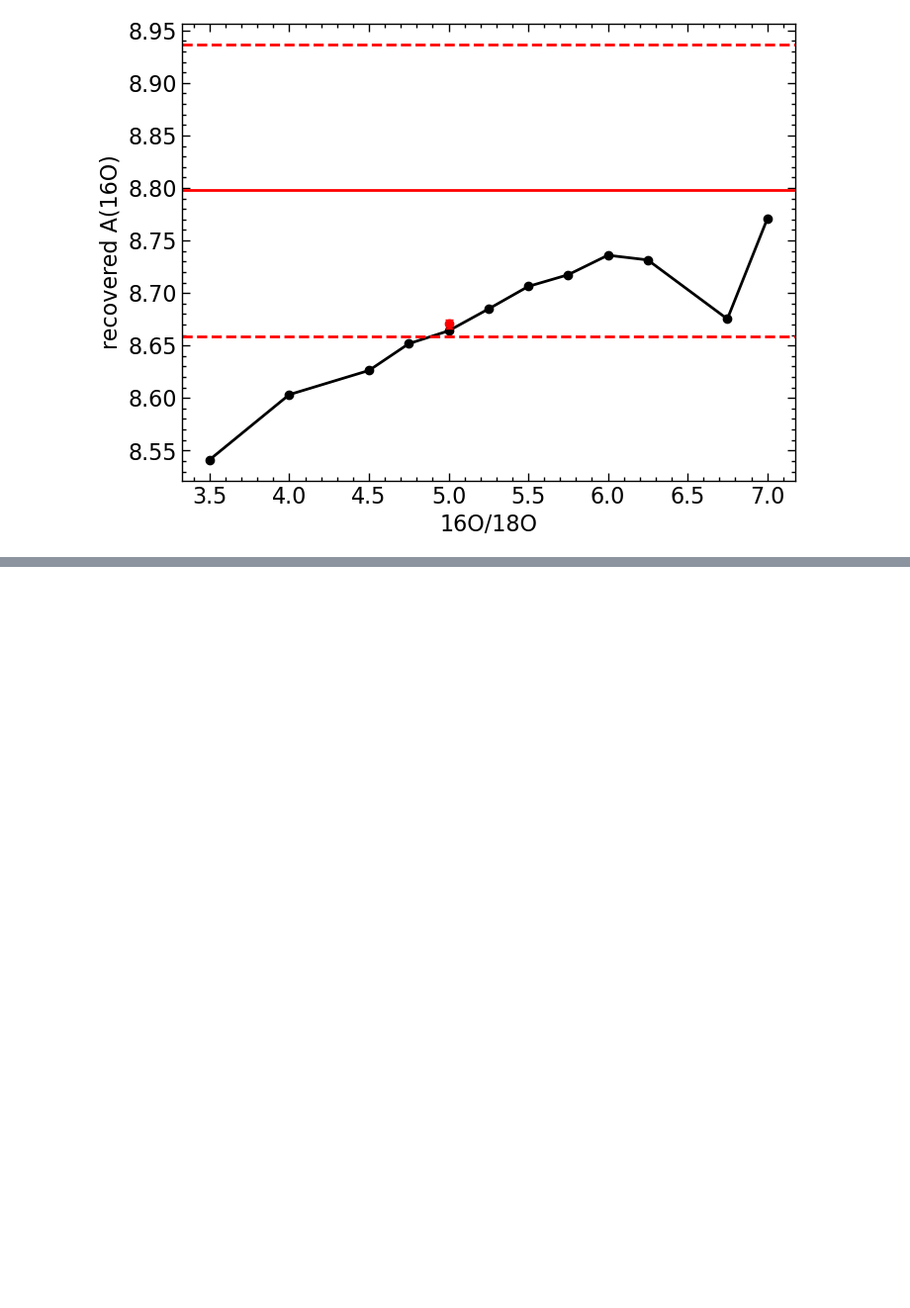
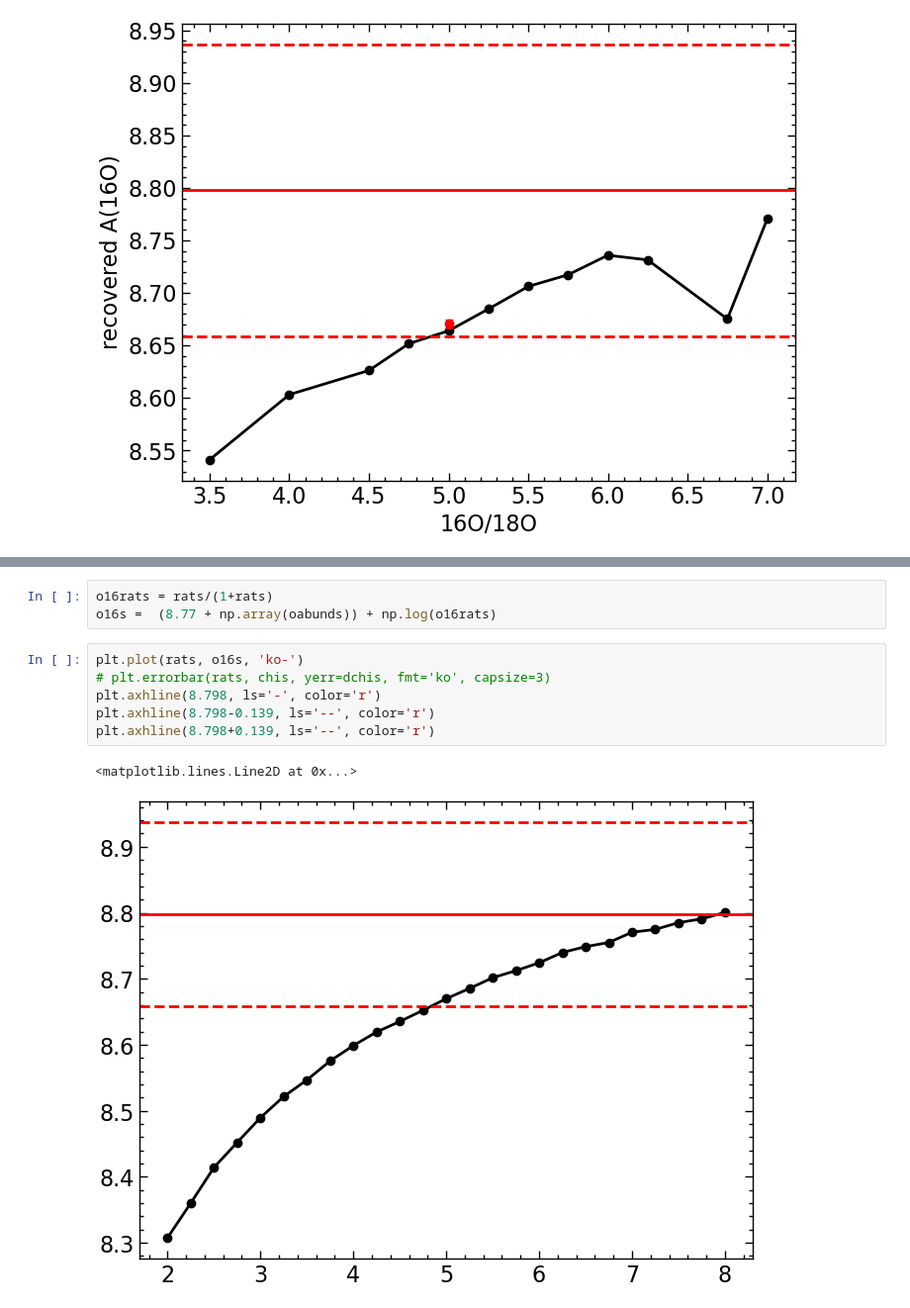
Before and after one commit to advaitmehla/TSFitPy, a Jupyter notebook: plotting_tools/asas-rcb-21_comb.ipynb, the cells around one changed output, grey strips where cells are left out. Shown at 99% size. Drawn from its saved outputs; the diff is of its cells as text; blank space fills up the shorter version.

```diff
--- a/plotting_tools/asas-rcb-21_comb.ipynb
+++ b/plotting_tools/asas-rcb-21_comb.ipynb
@@ -158,0 +112,12 @@ wavelength, flux, wavelength_observed_rv, flux_observed = plot_one_star(config_d
+# %%
+o16rats = rats/(1+rats)
+o16s =  (8.77 + np.array(oabunds)) + np.log(o16rats)
+# %%
+plt.plot(rats, o16s, 'ko-')
+# plt.errorbar(rats, chis, yerr=dchis, fmt='ko', capsize=3)
+plt.axhline(8.798, ls='-', color='r')
+plt.axhline(8.798-0.139, ls='--', color='r')
+plt.axhline(8.798+0.139, ls='--', color='r')
+# %% [output]
+<matplotlib.lines.Line2D at 0x...>
+[figure, added]
```
Also changed, not shown: parts of 20 cells of this notebook, 6 other files.
